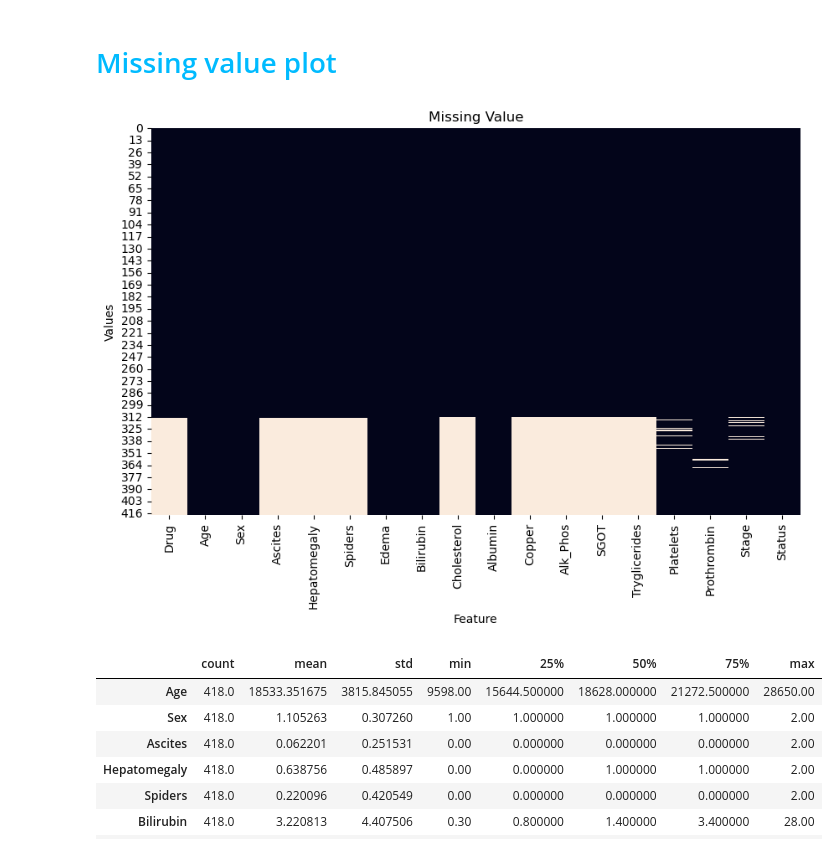
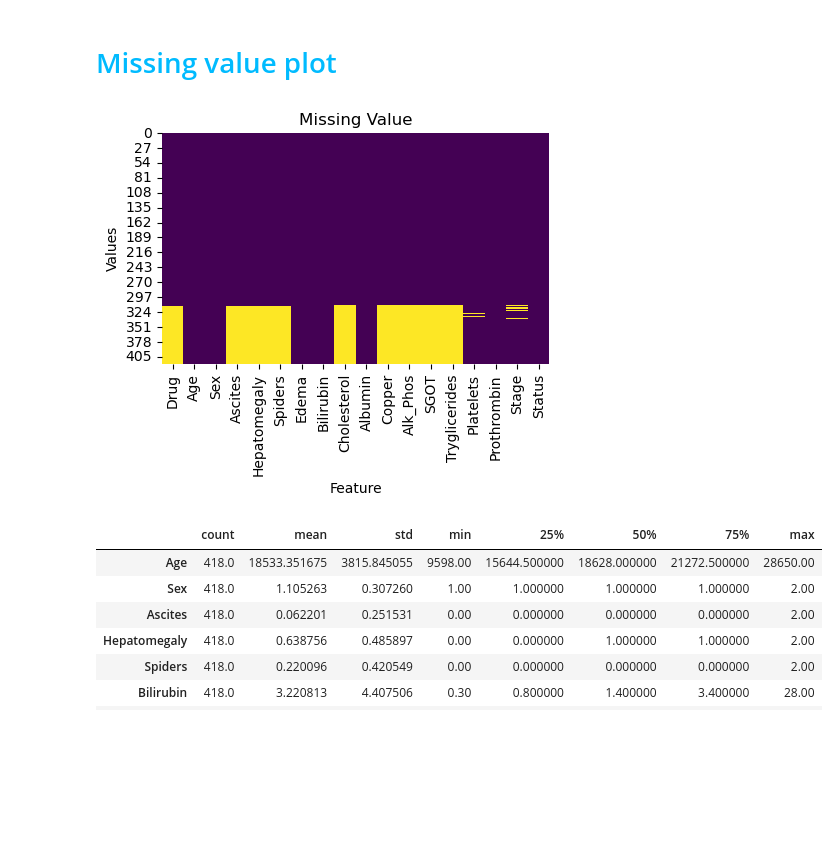
Before and after one commit to Karina-shih/cmse830_fds, a Jupyter notebook: cirrohsis.ipynb, the cells around one changed output. Saved outputs shown, nothing was run; the diff lists cells and outputs as text; code cells hidden in the pictures; blank space fills up the shorter version.

Commit message:
revise streamlit and missing value heatmap

```diff
--- a/cirrohsis.ipynb
+++ b/cirrohsis.ipynb
@@ -247,14 +247,14 @@ Name: count, dtype: int64
 # %% [markdown]
 # <font color=#00BBFF> Missing value plot</font>
 # %%
-plt.figure(figsize=(10, 6))
-sns.heatmap(df_cancer.isnull(), cbar=False)
+plt.figure(figsize=(5, 3))
+sns.heatmap(df_cancer.isnull(), cbar=False, cmap="viridis")
 plt.title("Missing Value")
 plt.xlabel("Feature")
 plt.ylabel("Values")
 plt.show()
 # %% [output]
-[figure, old version]
+[figure, new version]
 # %%
 df_copy_cancer.describe().T
 # %% [output]
```
Also changed, not shown: 2 other files.
